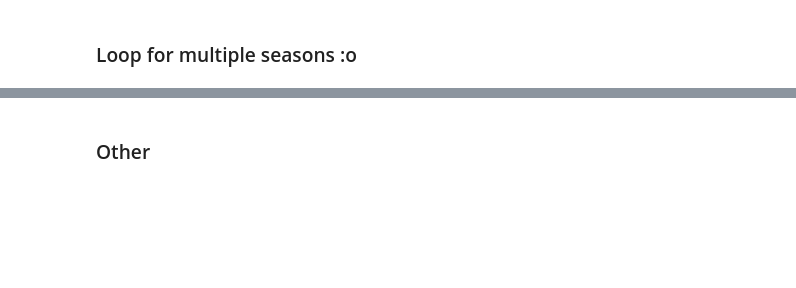
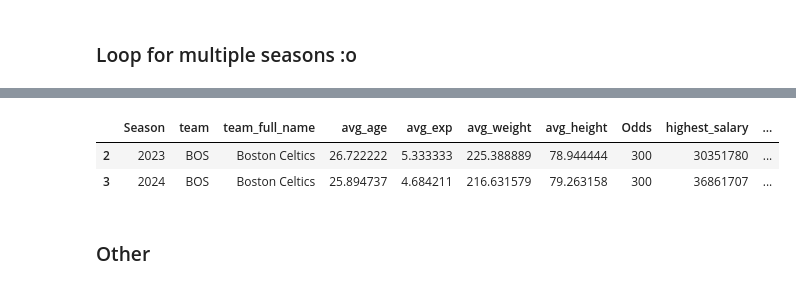
Before and after one commit to TomHavy/Nba-Standings-Prediction, a Jupyter notebook: scrap-nba-data.ipynb, the cells around one changed output, grey strips where cells are left out. Cells and saved outputs as stored; diff of their text form; code cells hidden in the pictures; blank space fills up the shorter version.

```diff
--- a/scrap-nba-data.ipynb
+++ b/scrap-nba-data.ipynb
@@ -453,4 +526,25 @@ all_avg_odds_salary_players.sample(10)
 | 2 | 2023 | BOS | Boston Celtics | 26.722222 | 5.333333 | 225.388889 | 78.944444 | 300 | 30351780 | ... |
 | 37 | 2024 | NOP | New Orleans Pelicans | 25.200000 | 3.350000 | 212.500000 | 78.350000 | 5000 | 35802469 | ... |
 | 10 | 2023 | CLE | Cleveland Cavaliers | 26.944444 | 5.388889 | 220.500000 | 78.444444 | 5000 | 30913750 | ... |
+# %%
+def all_nba_championships(team_names,seasons_list):
+
+    all_team_championships = pd.DataFrame()
+
+    for season in seasons_list:
+        team_championships = nb_championships(team_names,season)
+
+        all_team_championships = pd.concat([all_team_championships, team_championships], ignore_index=True)
+
+    return all_team_championships
+# %%
+all_team_championships = all_nba_championships(team_names,seasons_list)
+# %%
+all_avg_odds_salary_players_champ = all_avg_odds_salary_players.merge(all_team_championships, on=['team', 'Season'], how='left')
+# %%
+all_avg_odds_salary_players_champ[all_avg_odds_salary_players_champ.team=='BOS']
+# %% [output]
+|  | Season | team | team_full_name | avg_age | avg_exp | avg_weight | avg_height | Odds | highest_salary | ... |
+| 2 | 2023 | BOS | Boston Celtics | 26.722222 | 5.333333 | 225.388889 | 78.944444 | 300 | 30351780 | ... |
+| 3 | 2024 | BOS | Boston Celtics | 25.894737 | 4.684211 | 216.631579 | 79.263158 | 300 | 36861707 | ... |
 # %%
```
Also changed, not shown: parts of 9 cells of this notebook.
